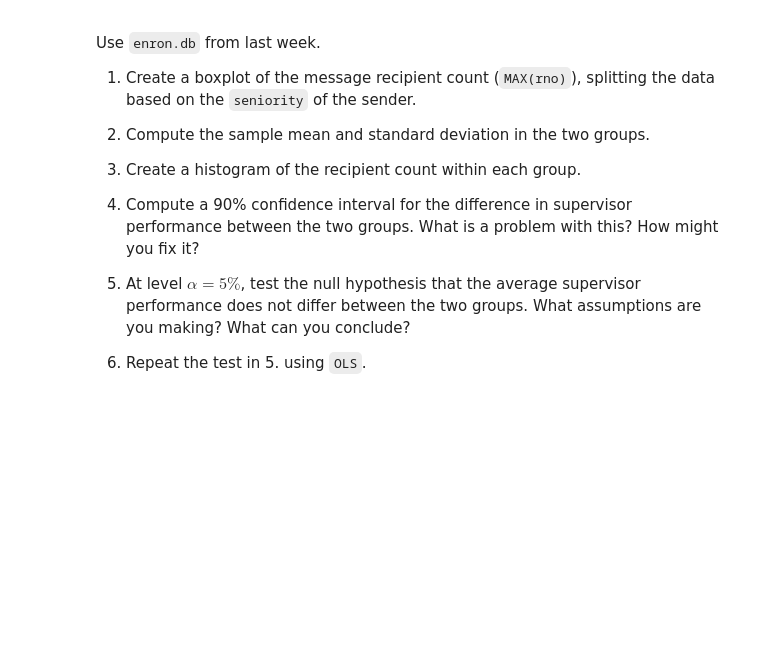
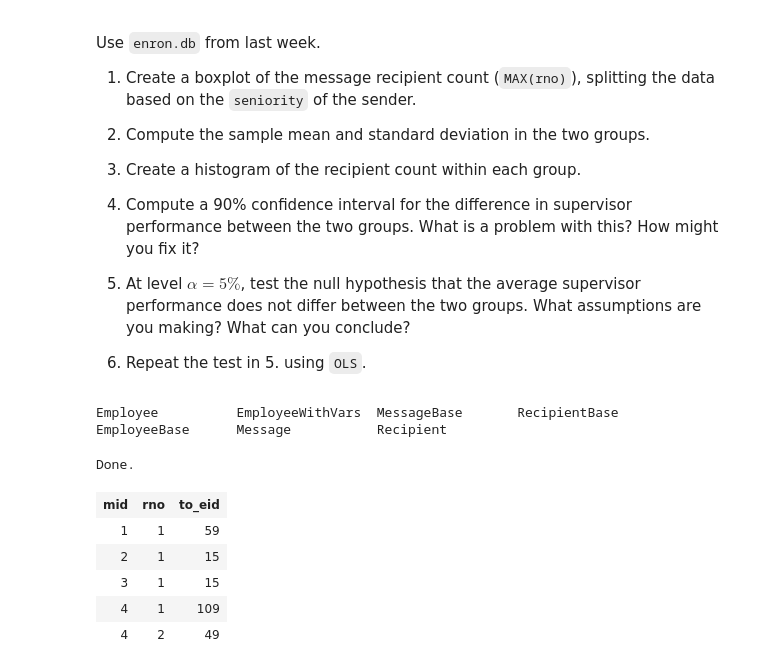
Before and after one commit to hijoumake/DAT6_tt, a Jupyter notebook: Week04/DS_Lab05-Stats.ipynb, the cells around one changed output. Cells and saved outputs as stored; diff of their text form; code cells hidden in the pictures; blank space fills up the shorter version.

```diff
--- a/Week04/DS_Lab05-Stats.ipynb
+++ b/Week04/DS_Lab05-Stats.ipynb
@@ -345,0 +362,17 @@ Use `enron.db` from last week.
+# %%
+%%bash
+sqlite3 enron.db .tables
+# %% [output]
+Employee          EmployeeWithVars  MessageBase       RecipientBase
+EmployeeBase      Message           Recipient
+# %%
+%%sql sqlite:///enron.db
+SELECT * FROM RecipientBase LIMIT 5
+# %% [output]
+Done.
+| mid | rno | to_eid |
+| 1 | 1 | 59 |
+| 2 | 1 | 15 |
+| 3 | 1 | 15 |
+| 4 | 1 | 109 |
+| 4 | 2 | 49 |
```
Also changed, not shown: parts of 3 cells of this notebook.
